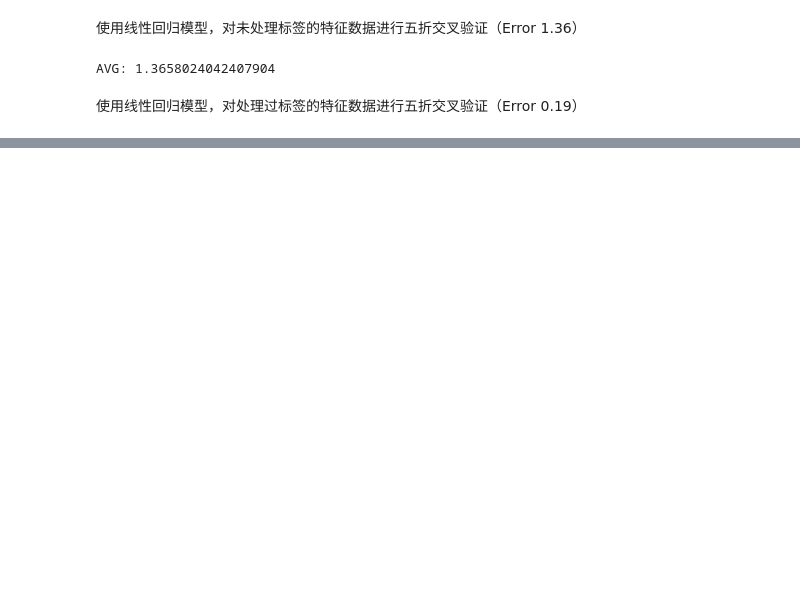
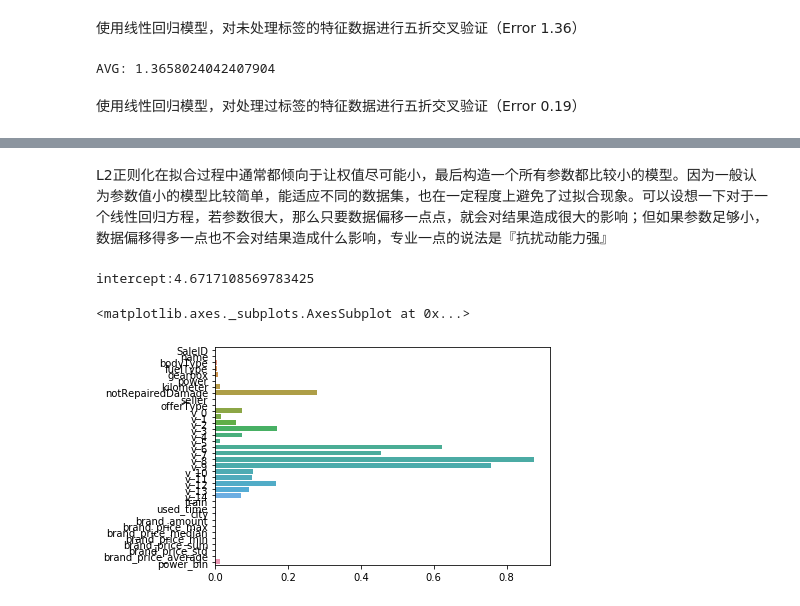
Before and after one commit to NorthblueM/Learning, a Jupyter notebook: Datawhale-Tianchi-DM/Datawhale task4-建模调参.ipynb, the cells around one changed output, grey strips where cells are left out. Saved outputs shown, nothing was run; the diff lists cells and outputs as text; code cells hidden in the pictures; blank space fills up the shorter version.

```diff
--- a/Datawhale-Tianchi-DM/Datawhale task4-建模调参.ipynb
+++ b/Datawhale-Tianchi-DM/Datawhale task4-建模调参.ipynb
@@ -282,0 +455,10 @@ AVG: 1.3658024042407904
+# %% [markdown]
+L2正则化在拟合过程中通常都倾向于让权值尽可能小，最后构造一个所有参数都比较小的模型。因为一般认为参数值小的模型比较简单，能适应不同的数据集，也在一定程度上避免了过拟合现象。可以设想一下对于一个线性回归方程，若参数很大，那么只要数据偏移一点点，就会对结果造成很大的影响；但如果参数足够小，数据偏移得多一点也不会对结果造成什么影响，专业一点的说法是『抗扰动能力强』
+# %%
+model = Ridge().fit(train_X, train_y_ln)
+print('intercept:'+ str(model.intercept_))
+sns.barplot(abs(model.coef_), continuous_feature_names)
+# %% [output]
+intercept:4.6717108569783425
+<matplotlib.axes._subplots.AxesSubplot at 0x...>
+[figure, added]
```
Also changed, not shown: parts of 58 cells of this notebook.
